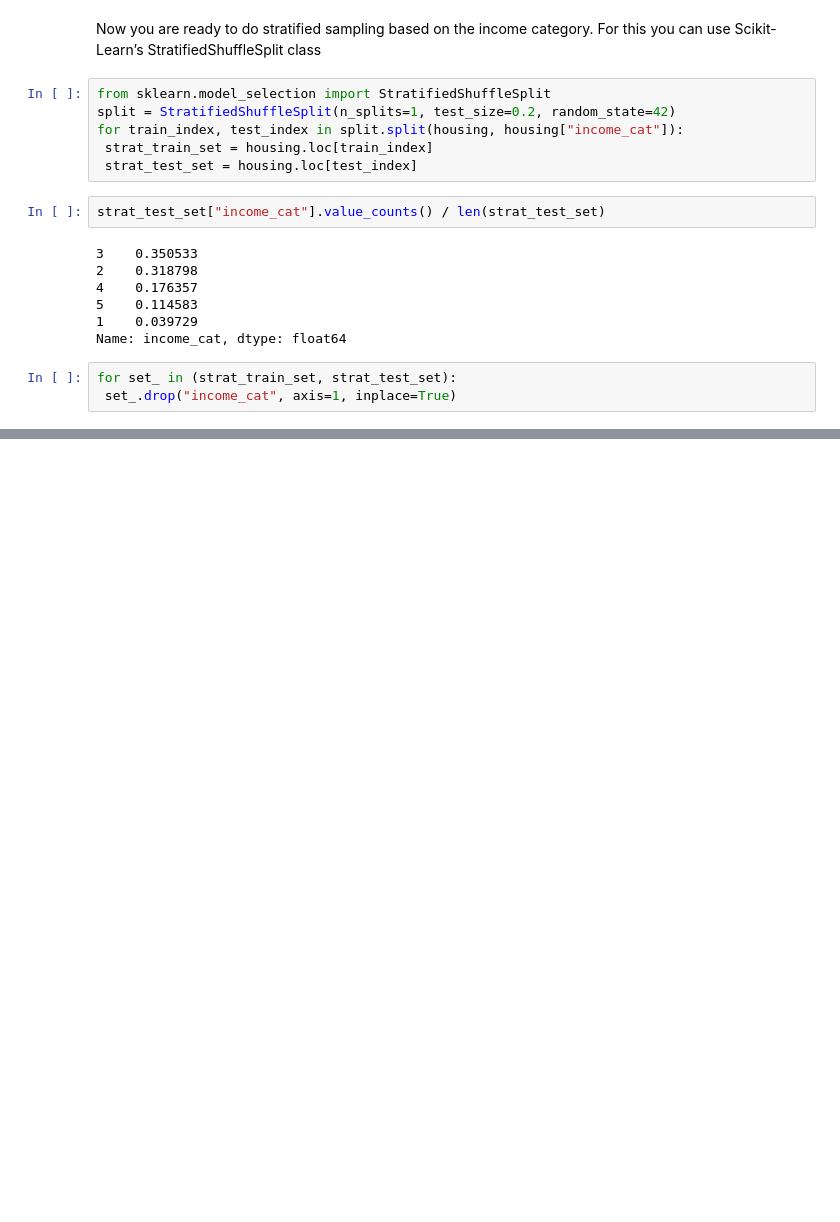
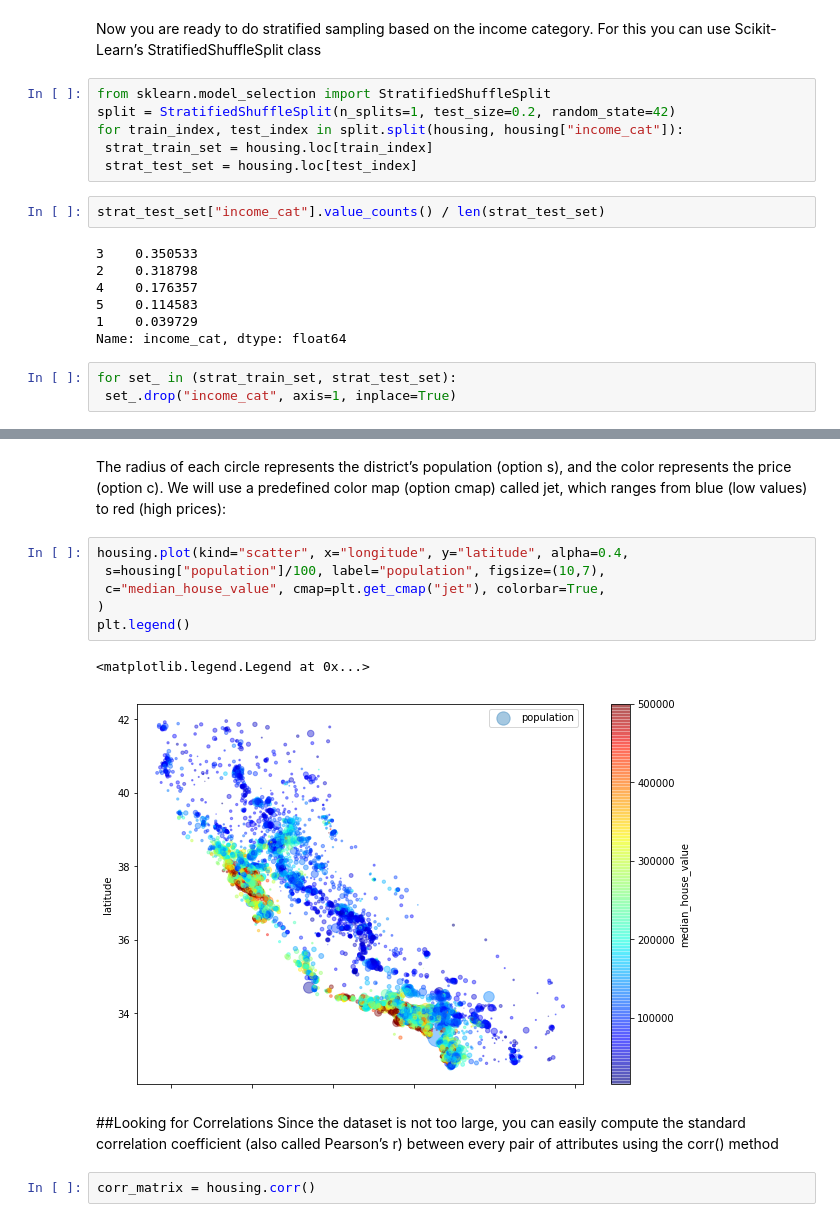
Before and after one commit to ArezooAalipanah/Hands-on-ML, a Jupyter notebook: HMLchapter2.ipynb, the cells around one changed output, grey strips where cells are left out. Cells and saved outputs as stored; diff of their text form; blank space fills up the shorter version.

```diff
--- a/HMLchapter2.ipynb
+++ b/HMLchapter2.ipynb
@@ -193,0 +213,21 @@ for set_ in (strat_train_set, strat_test_set):
+# %% [markdown]
+The radius of each circle represents
+the district’s population (option s), and the color represents the price (option c). We
+will use a predefined color map (option cmap) called jet, which ranges from blue
+(low values) to red (high prices):
+# %%
+housing.plot(kind="scatter", x="longitude", y="latitude", alpha=0.4,
+ s=housing["population"]/100, label="population", figsize=(10,7),
+ c="median_house_value", cmap=plt.get_cmap("jet"), colorbar=True,
+)
+plt.legend()
+# %% [output]
+<matplotlib.legend.Legend at 0x...>
+[figure, added]
+# %% [markdown]
+##Looking for Correlations
+Since the dataset is not too large, you can easily compute the standard correlation
+coefficient (also called Pearson’s r) between every pair of attributes using the corr()
+method
+# %%
+corr_matrix = housing.corr()
```
Also changed, not shown: parts of 7 cells of this notebook.
